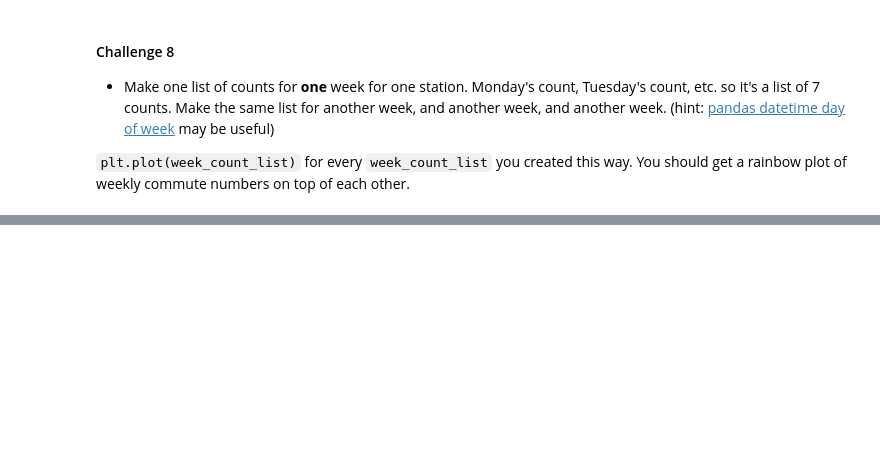
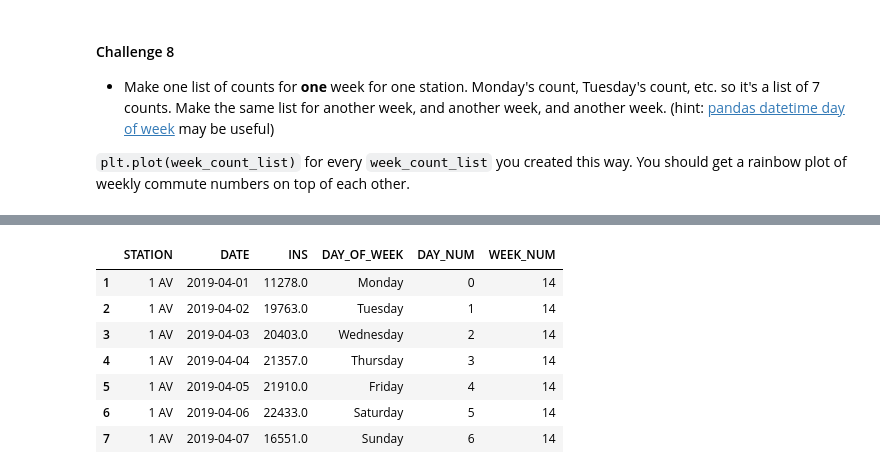
Before and after one commit to ekand/mtacular, a Jupyter notebook: notebooks/eric_challenge1.ipynb, the cells around one changed output, grey strips where cells are left out. Drawn from its saved outputs; the diff is of its cells as text; code cells hidden in the pictures; blank space fills up the shorter version.

```diff
--- a/notebooks/eric_challenge1.ipynb
+++ b/notebooks/eric_challenge1.ipynb
@@ -313,0 +330,19 @@ wk.days
+# %%
+# see which weeks of the year we have
+wk_nums = sta0['WEEK_NUM'].unique()
+
+# make week_count_list a list of FULL weeks, one series per week
+week_count_list = []
+for wk in wk_nums:
+    if len(sta0[sta0['WEEK_NUM']==wk]) == 7:
+        week_count_list += [sta0[sta0['WEEK_NUM']==wk]]
+week_count_list[0]
+# %% [output]
+|  | STATION | DATE | INS | DAY_OF_WEEK | DAY_NUM | WEEK_NUM |
+| 1 | 1 AV | 2019-04-01 | 11278.0 | Monday | 0 | 14 |
+| 2 | 1 AV | 2019-04-02 | 19763.0 | Tuesday | 1 | 14 |
+| 3 | 1 AV | 2019-04-03 | 20403.0 | Wednesday | 2 | 14 |
+| 4 | 1 AV | 2019-04-04 | 21357.0 | Thursday | 3 | 14 |
+| 5 | 1 AV | 2019-04-05 | 21910.0 | Friday | 4 | 14 |
+| 6 | 1 AV | 2019-04-06 | 22433.0 | Saturday | 5 | 14 |
+| 7 | 1 AV | 2019-04-07 | 16551.0 | Sunday | 6 | 14 |
```
Also changed, not shown: parts of 7 cells of this notebook, 2 other files.
